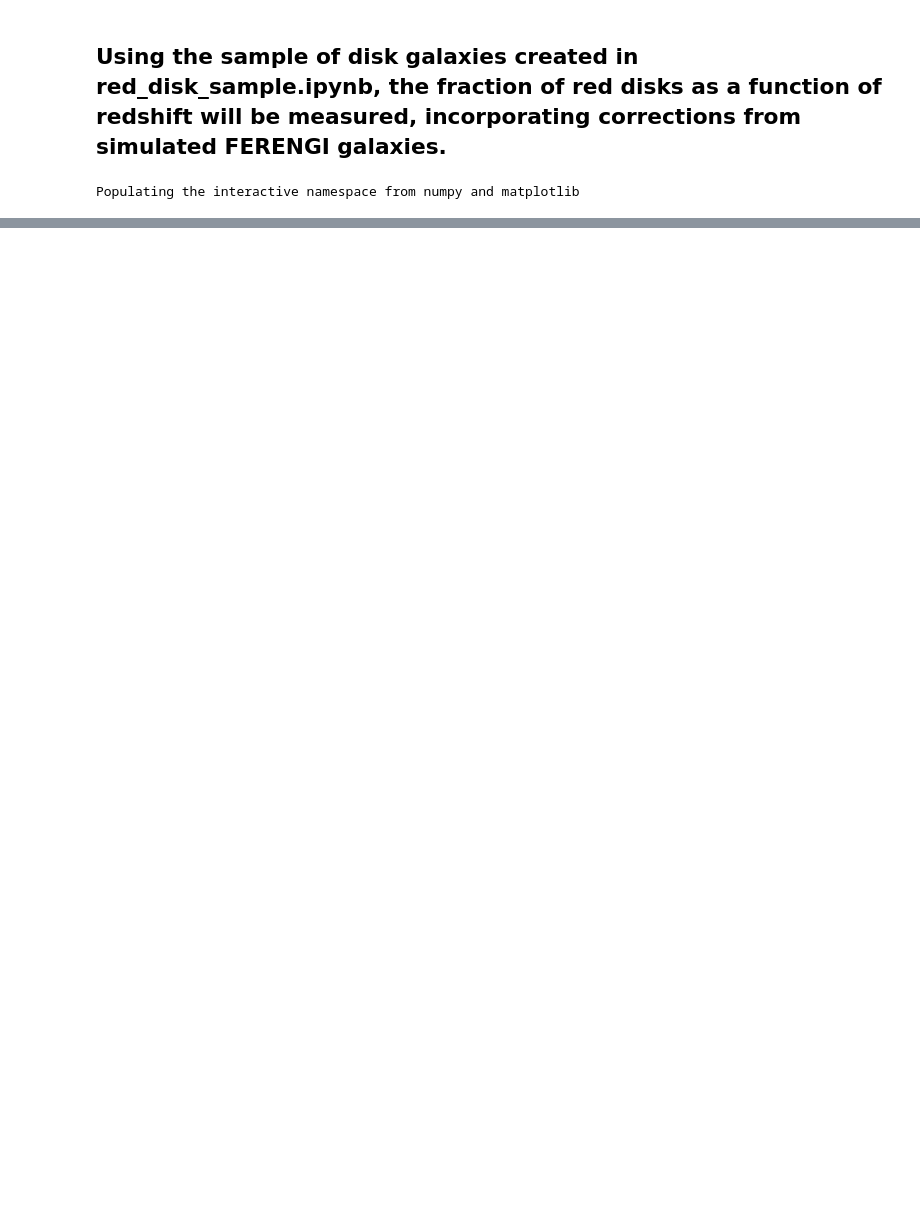
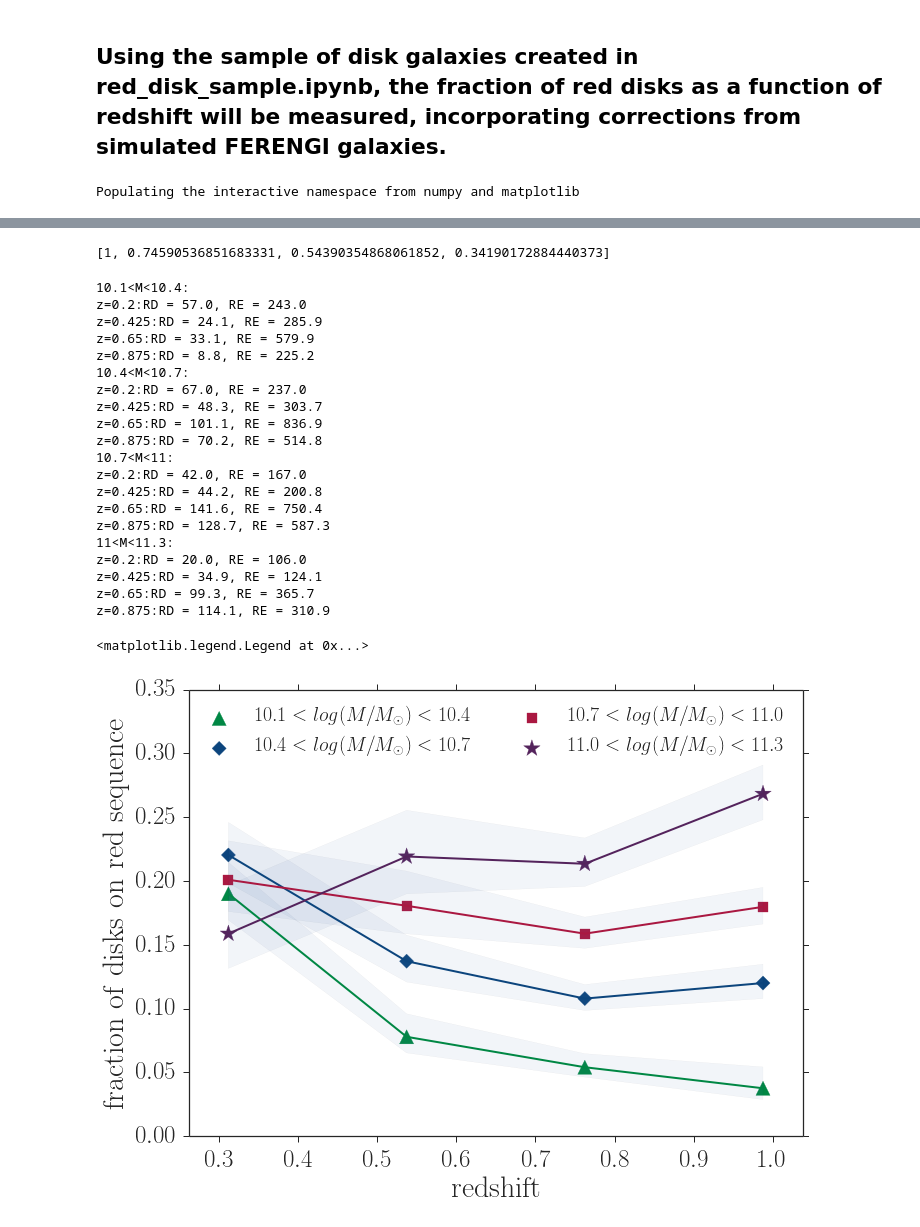
Before and after one commit to Mel23/gzh_red_disks, a Jupyter notebook: python/red_disk_fraction.ipynb, the cells around one changed output, grey strips where cells are left out. Saved outputs shown, nothing was run; the diff lists cells and outputs as text; code cells hidden in the pictures; blank space fills up the shorter version.

```diff
--- a/python/red_disk_fraction.ipynb
+++ b/python/red_disk_fraction.ipynb
@@ -135,0 +208,69 @@ plt.ylabel('red disks/all disks', fontsize=30)
+# %%
+slope = -0.89778586593873233
+intercept = 1.228465271458902
+
+xi = [z*slope + intercept for z in z_centers]
+xi[0]=1
+xi
+# %% [output]
+[1, 0.74590536851683331, 0.54390354868061852, 0.34190172884440373]
+# %%
+#edges,centers = equalbinning(data[(data['mass_med']>8) & disks]['mass_med'],3)
+#edges = [9.9,10.3,10.7,11,11.4]
+edges = [10.1,10.4,10.7,11,11.3]
+#masshist,edges = np.histogram(data[disks & (data['mass_med']>0)]['mass_med'],bins=4)
+disk_fraction = {}
+col='mass_med'
+for mi in range(0,len(edges)-1):
+    print '{}<M<{}:'.format(edges[mi],edges[mi+1])
+
+    disk_fraction['{:.2f}_to_{:.2f}'.format(edges[mi],edges[mi+1])]=[]
+    disk_fraction['{:.2f}_to_{:.2f}_hi'.format(edges[mi],edges[mi+1])]=[]
+    disk_fraction['{:.2f}_to_{:.2f}_lo'.format(edges[mi],edges[mi+1])]=[]
+
+    mass_bin = (data[col]>edges[mi]) & (data[col]<=edges[mi+1])
+    for i in range(0,len(z_edges)-1):
+        z_bin = (data['Z_BEST']>z_edges[i]) & (data['Z_BEST']<=z_edges[i+1])
+        red_disks = float(len(data[disks & z_bin & red_sequence & mass_bin ]))*1/xi[i]
+        all_red = len(data[red_sequence & z_bin & mass_bin ])
+
+        print 'z={}:RD = {:.1f}, RE = {:.1f}'.format(z_edges[i], red_disks,all_red - red_disks)
+
+        disk_fraction['{:.2f}_to_{:.2f}'.format(edges[mi],edges[mi+1])].append(red_disks/all_red if all_red>0 else 0)
+        err_lo,err_hi = get_error(red_disks,all_red)
+        disk_fraction['{:.2f}_to_{:.2f}_hi'.format(edges[mi],edges[mi+1])].append(err_hi)
+        disk_fraction['{:.2f}_to_{:.2f}_lo'.format(edges[mi],edges[mi+1])].append(err_lo)
+
+f=plt.figure(figsize=(11,8))
+for i in range(0,len(edges)-1):
+    plt.plot(z_centers,disk_fraction['{:.2f}_to_{:.2f}'.format(edges[i],edges[i+1])],color=colors[i],lw=2)
+    plt.scatter(z_centers,disk_fraction['{:.2f}_to_{:.2f}'.format(edges[i],edges[i+1])],marker=markers[i],s=msizes[i],color=colors[i],label=r'${:.1f}<log(M/M_\odot)<{:.1f}$'.format(edges[i],edges[i+1]))
+    plt.fill_between(z_centers,disk_fraction['{:.2f}_to_{:.2f}_hi'.format(edges[i],edges[i+1])],disk_fraction['{:.2f}_to_{:.2f}_lo'.format(edges[i],edges[i+1])],alpha=.07)
+plt.xlim(z_centers[0]-.05,z_centers[-1]+.05)
+plt.xlabel(r'$\mathrm{redshift}$',fontsize = 30)
+plt.ylabel(r'$\mathrm{fraction~of~disks~on~red~sequence}$', fontsize=30)
+plt.legend(fontsize=20,ncol=2)
+#plt.savefig('../writeup/figures/red_disk_fraction2_mass_limited.pdf')
+# %% [output]
+10.1<M<10.4:
+z=0.2:RD = 57.0, RE = 243.0
+z=0.425:RD = 24.1, RE = 285.9
+z=0.65:RD = 33.1, RE = 579.9
+z=0.875:RD = 8.8, RE = 225.2
+10.4<M<10.7:
+z=0.2:RD = 67.0, RE = 237.0
+z=0.425:RD = 48.3, RE = 303.7
+z=0.65:RD = 101.1, RE = 836.9
+z=0.875:RD = 70.2, RE = 514.8
+10.7<M<11:
+z=0.2:RD = 42.0, RE = 167.0
+z=0.425:RD = 44.2, RE = 200.8
+z=0.65:RD = 141.6, RE = 750.4
+z=0.875:RD = 128.7, RE = 587.3
+11<M<11.3:
+z=0.2:RD = 20.0, RE = 106.0
+z=0.425:RD = 34.9, RE = 124.1
+z=0.65:RD = 99.3, RE = 365.7
+z=0.875:RD = 114.1, RE = 310.9
+<matplotlib.legend.Legend at 0x...>
+[figure, added]
```
Also changed, not shown: parts of 32 cells of this notebook, 2 other files.
